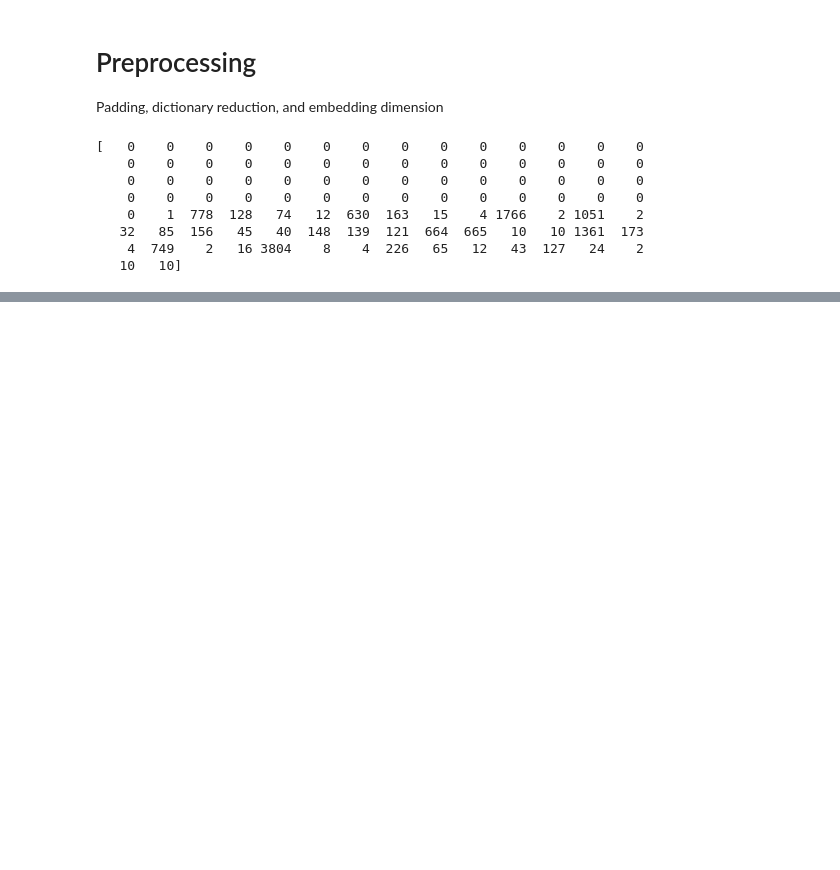
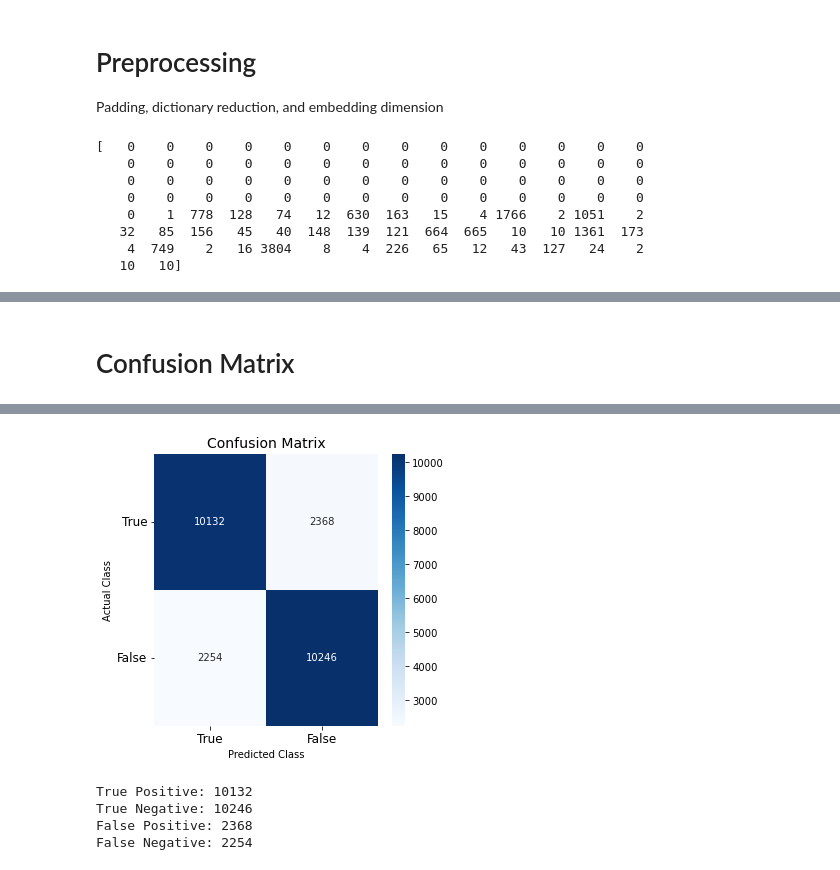
Before and after one commit to marianapiccolo/Deep_Learning, a Jupyter notebook: Recurrent Networks for Textual Data Processing.ipynb, the cells around one changed output, grey strips where cells are left out. Drawn from its saved outputs; the diff is of its cells as text; code cells hidden in the pictures; blank space fills up the shorter version.

```diff
--- a/Recurrent Networks for Textual Data Processing.ipynb
+++ b/Recurrent Networks for Textual Data Processing.ipynb
@@ -130,0 +224,23 @@ decoded_review = Decode(5)
+# %% [markdown]
+# Confusion Matrix
+# %%
+y_pred = model01.predict(X_test)
+y_pred = (y_pred > 0.5)
+
+cm = confusion_matrix(Y_test, y_pred)
+df1 = pd.DataFrame(columns=["True", "False"], index=["True", "False"], data=cm)
+
+f, ax = plt.subplots(figsize=(5,5))
+sns.heatmap(df1, annot=True, cmap="Blues", fmt='.0f', ax=ax)
+plt.xlabel("Predicted Class")
+plt.xticks(size=12)
+plt.yticks(size=12, rotation=0)
+plt.ylabel("Actual Class")
+plt.title("Confusion Matrix", size=14)
+plt.show()
+
+print("True Positive:", cm[0, 0])
+print("True Negative:", cm[1, 1])
+print("False Positive:", cm[0, 1])
+print("False Negative:", cm[1, 0])
+# %% [output]
@@ -130,0 +248,5 @@ decoded_review = Decode(5)
+[figure, added]
+True Positive: 10132
+True Negative: 10246
+False Positive: 2368
+False Negative: 2254
```
Also changed, not shown: parts of 13 cells of this notebook.
